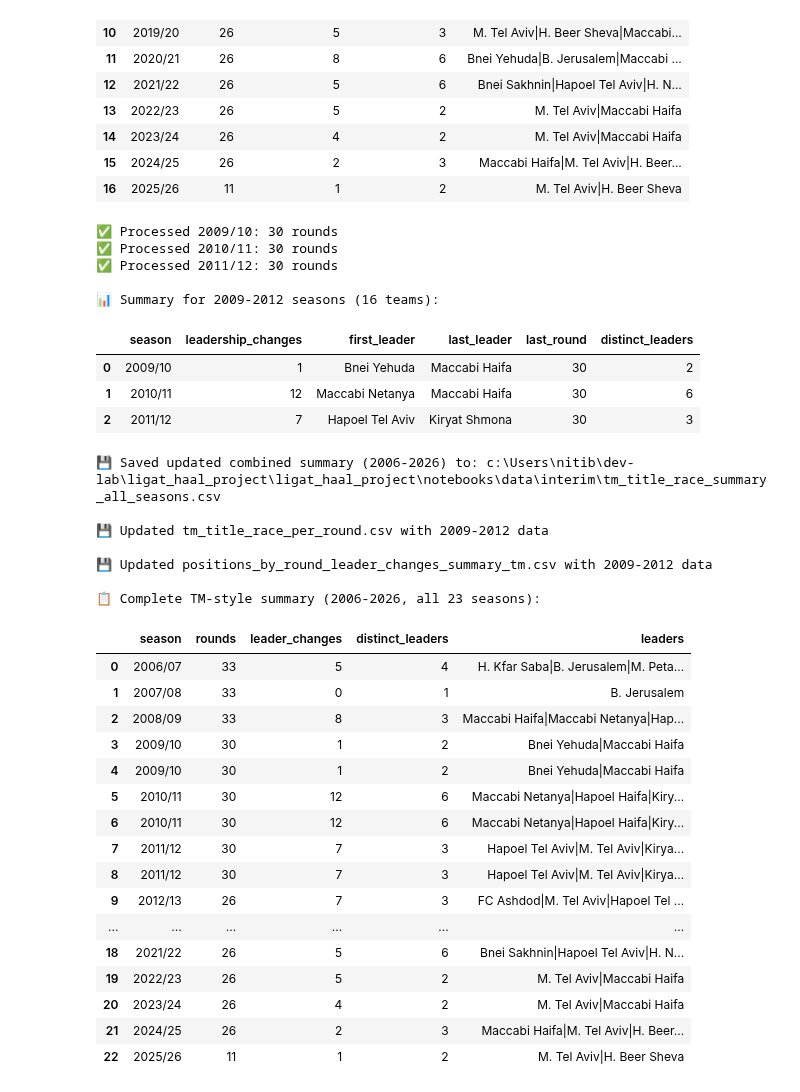
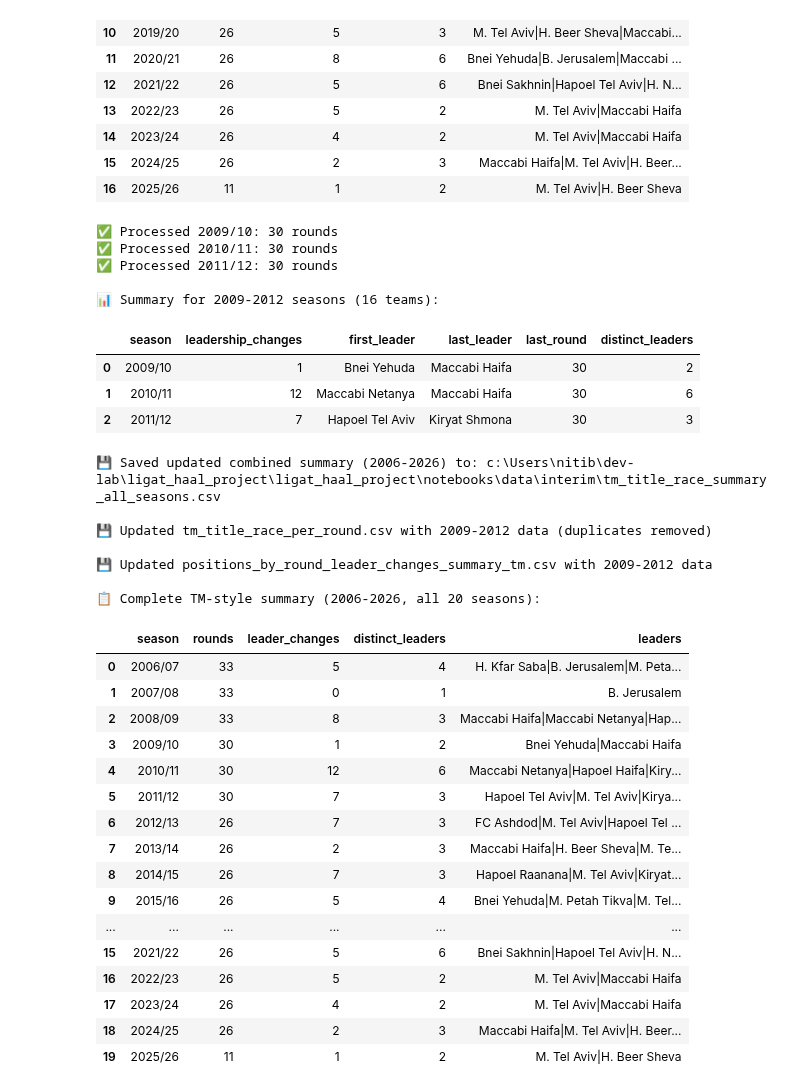
Before and after one commit to Nitaybenadmon123/ligat_haal_project, a Jupyter notebook: ligat_haal_project/notebooks/title_race/01_title_race_collection.ipynb, the cells around one changed output. Drawn from its saved outputs; the diff is of its cells as text; code cells hidden in the pictures.

```diff
--- a/ligat_haal_project/notebooks/title_race/01_title_race_collection.ipynb
+++ b/ligat_haal_project/notebooks/title_race/01_title_race_collection.ipynb
@@ -1598,6 +1598,8 @@ if seasons_16_data:
 
     # Load existing combined summary
     existing_combined = pd.read_csv(INTERIM_DIR / 'tm_title_race_summary_all_seasons.csv')
+    # Remove existing 2009-2012 data if present to avoid duplicates
+    existing_combined = existing_combined[~existing_combined['season'].isin(['2009/10', '2010/11', '2011/12'])]
 
     # Combine with 16-team seasons
     all_seasons_summary = pd.concat([existing_combined, summary_16], ignore_index=True)
@@ -1615,13 +1617,15 @@ if seasons_16_data:
     all_seasons_summary.to_csv(out_all, index=False, encoding='utf-8-sig')
     print(f"\n💾 Saved updated combined summary (2006-2026) to: {out_all}")
 
-    # Update tm_title_race_per_round.csv with 16-team seasons
+    # Update tm_title_race_per_round.csv with 16-team seasons (avoid duplicates)
     existing_per_round = pd.read_csv(INTERIM_DIR / 'tm_title_race_per_round.csv')
+    # Remove existing 2009-2012 data if present to avoid duplicates
+    existing_per_round = existing_per_round[~existing_per_round['season'].isin(['2009/10', '2010/11', '2011/12'])]
     combined_per_round = pd.concat([existing_per_round, seasons_16_per_round], ignore_index=True)
     combined_per_round = combined_per_round.sort_values(by=['season', 'round'], key=lambda x: x.map(lambda v: _start_year(v) if isinstance(v, str) else v)).reset_index(drop=True)
     out_per_round = INTERIM_DIR / 'tm_title_race_per_round.csv'
     combined_per_round.to_csv(out_per_round, index=False, encoding='utf-8-sig')
-    print(f"\n💾 Updated tm_title_race_per_round.csv with 2009-2012 data")
+    print(f"\n💾 Updated tm_title_race_per_round.csv with 2009-2012 data (duplicates removed)")
 
     # Update positions_by_round_leader_changes_summary_tm with 16-team seasons
     seasons_16_summary_like = []
@@ -1648,6 +1652,8 @@ if seasons_16_data:
 
     # Load existing tm summary
     existing_tm_all = pd.read_csv(INTERIM_DIR / 'positions_by_round_leader_changes_summary_tm.csv')
+    # Remove existing 2009-2012 data if present to avoid duplicates
+    existing_tm_all = existing_tm_all[~existing_tm_all['season'].isin(['2009/10', '2010/11', '2011/12'])]
 
     # Combine
     combined_tm_all = pd.concat([existing_tm_all, seasons_16_tm_like], ignore_index=True)
@@ -1655,47 +1661,47 @@ if seasons_16_data:
 
     # Save
     out_tm_all = INTERIM_DIR / 'positions_by_round_leader_changes_summary_tm.csv'
     combined_tm_all.to_csv(out_tm_all, index=False, encoding='utf-8-sig')
     print(f"\n💾 Updated positions_by_round_leader_changes_summary_tm.csv with 2009-2012 data")
 
     print(f"\n📋 Complete TM-style summary (2006-2026, all {len(combined_tm_all)} seasons):")
     display(combined_tm_all)
 else:
     print("\n❌ No 16-team seasons data processed")
 # %% [output]
 ✅ Processed 2009/10: 30 rounds
 ✅ Processed 2010/11: 30 rounds
 ✅ Processed 2011/12: 30 rounds
 
 📊 Summary for 2009-2012 seasons (16 teams):
 |  | season | leadership_changes | first_leader | last_leader | last_round | distinct_leaders |
 | 0 | 2009/10 | 1 | Bnei Yehuda | Maccabi Haifa | 30 | 2 |
 | 1 | 2010/11 | 12 | Maccabi Netanya | Maccabi Haifa | 30 | 6 |
 | 2 | 2011/12 | 7 | Hapoel Tel Aviv | Kiryat Shmona | 30 | 3 |
 💾 Saved updated combined summary (2006-2026) to: c:\Users\nitib\dev-lab\ligat_haal_project\ligat_haal_project\notebooks\data\interim\tm_title_race_summary_all_seasons.csv
 
-💾 Updated tm_title_race_per_round.csv with 2009-2012 data
+💾 Updated tm_title_race_per_round.csv with 2009-2012 data (duplicates removed)
 
 💾 Updated positions_by_round_leader_changes_summary_tm.csv with 2009-2012 data
 
-📋 Complete TM-style summary (2006-2026, all 23 seasons):
+📋 Complete TM-style summary (2006-2026, all 20 seasons):
 |  | season | rounds | leader_changes | distinct_leaders | leaders |
 | 0 | 2006/07 | 33 | 5 | 4 | H. Kfar Saba|B. Jerusalem|M. Peta... |
 | 1 | 2007/08 | 33 | 0 | 1 | B. Jerusalem |
 | 2 | 2008/09 | 33 | 8 | 3 | Maccabi Haifa|Maccabi Netanya|Hap... |
 | 3 | 2009/10 | 30 | 1 | 2 | Bnei Yehuda|Maccabi Haifa |
-| 4 | 2009/10 | 30 | 1 | 2 | Bnei Yehuda|Maccabi Haifa |
-| 5 | 2010/11 | 30 | 12 | 6 | Maccabi Netanya|Hapoel Haifa|Kiry... |
-| 6 | 2010/11 | 30 | 12 | 6 | Maccabi Netanya|Hapoel Haifa|Kiry... |
-| 7 | 2011/12 | 30 | 7 | 3 | Hapoel Tel Aviv|M. Tel Aviv|Kirya... |
-| 8 | 2011/12 | 30 | 7 | 3 | Hapoel Tel Aviv|M. Tel Aviv|Kirya... |
-| 9 | 2012/13 | 26 | 7 | 3 | FC Ashdod|M. Tel Aviv|Hapoel Tel ... |
+| 4 | 2010/11 | 30 | 12 | 6 | Maccabi Netanya|Hapoel Haifa|Kiry... |
+| 5 | 2011/12 | 30 | 7 | 3 | Hapoel Tel Aviv|M. Tel Aviv|Kirya... |
+| 6 | 2012/13 | 26 | 7 | 3 | FC Ashdod|M. Tel Aviv|Hapoel Tel ... |
+| 7 | 2013/14 | 26 | 2 | 3 | Maccabi Haifa|H. Beer Sheva|M. Te... |
+| 8 | 2014/15 | 26 | 7 | 3 | Hapoel Raanana|M. Tel Aviv|Kiryat... |
+| 9 | 2015/16 | 26 | 5 | 4 | Bnei Yehuda|M. Petah Tikva|M. Tel... |
 | ... | ... | ... | ... | ... | ... |
-| 18 | 2021/22 | 26 | 5 | 6 | Bnei Sakhnin|Hapoel Tel Aviv|H. N... |
-| 19 | 2022/23 | 26 | 5 | 2 | M. Tel Aviv|Maccabi Haifa |
-| 20 | 2023/24 | 26 | 4 | 2 | M. Tel Aviv|Maccabi Haifa |
-| 21 | 2024/25 | 26 | 2 | 3 | Maccabi Haifa|M. Tel Aviv|H. Beer... |
-| 22 | 2025/26 | 11 | 1 | 2 | M. Tel Aviv|H. Beer Sheva |
+| 15 | 2021/22 | 26 | 5 | 6 | Bnei Sakhnin|Hapoel Tel Aviv|H. N... |
+| 16 | 2022/23 | 26 | 5 | 2 | M. Tel Aviv|Maccabi Haifa |
+| 17 | 2023/24 | 26 | 4 | 2 | M. Tel Aviv|Maccabi Haifa |
+| 18 | 2024/25 | 26 | 2 | 3 | Maccabi Haifa|M. Tel Aviv|H. Beer... |
+| 19 | 2025/26 | 11 | 1 | 2 | M. Tel Aviv|H. Beer Sheva |
 # %%
 # Calculate playoff championship leadership changes (2012/13 onwards, 14-team format)
 # Top 6 teams play 10 additional matches, starting with their regular season points/GD
```
Also changed, not shown: 7 other files.
